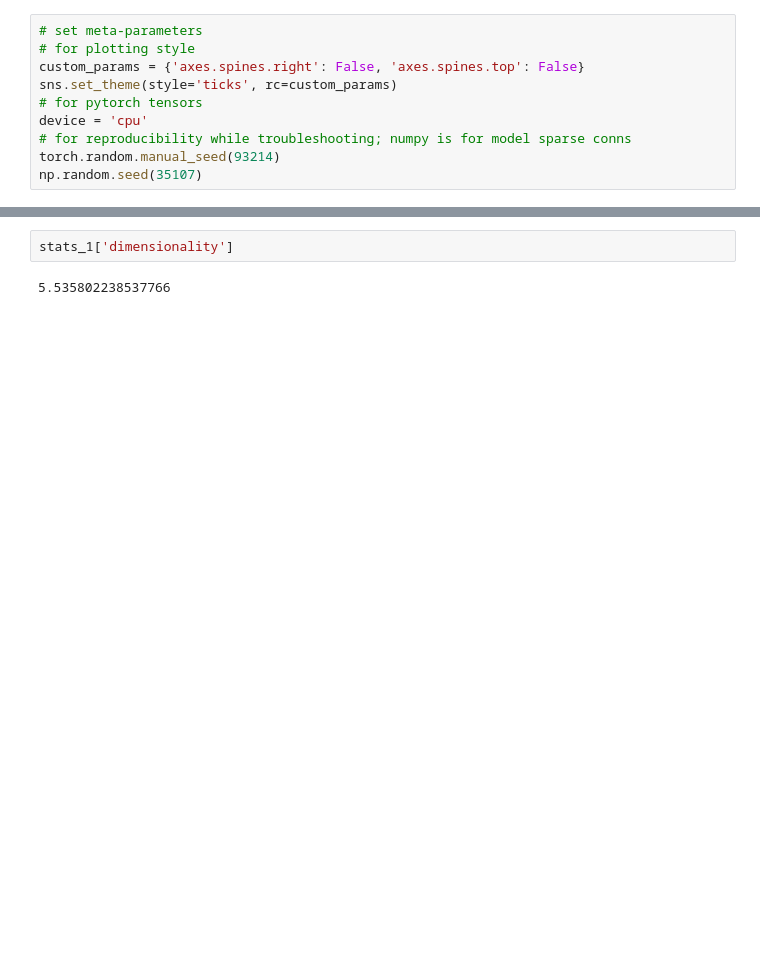
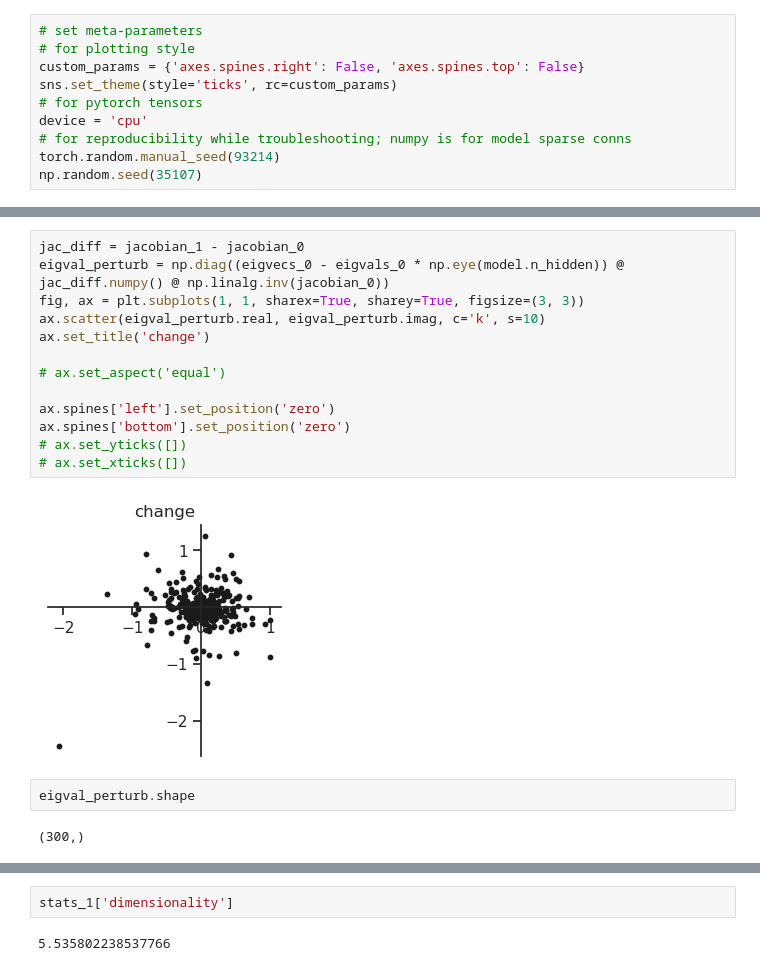
Before and after one commit to rythorpe/time_coding, a Jupyter notebook: aux_dev.ipynb, the cells around one changed output, grey strips where cells are left out. Drawn from its saved outputs; the diff is of its cells as text; blank space fills up the shorter version.

```diff
--- a/aux_dev.ipynb
+++ b/aux_dev.ipynb
@@ -127,0 +190,19 @@ Test loss: 0.362373
+# %%
+jac_diff = jacobian_1 - jacobian_0
+eigval_perturb = np.diag((eigvecs_0 - eigvals_0 * np.eye(model.n_hidden)) @ jac_diff.numpy() @ np.linalg.inv(jacobian_0))
+fig, ax = plt.subplots(1, 1, sharex=True, sharey=True, figsize=(3, 3))
+ax.scatter(eigval_perturb.real, eigval_perturb.imag, c='k', s=10)
+ax.set_title('change')
+
+# ax.set_aspect('equal')
+
+ax.spines['left'].set_position('zero')
+ax.spines['bottom'].set_position('zero')
+# ax.set_yticks([])
+# ax.set_xticks([])
+# %% [output]
+[figure, added]
+# %%
+eigval_perturb.shape
+# %% [output]
+(300,)
```
Also changed, not shown: parts of 8 cells of this notebook, 2 other files.
